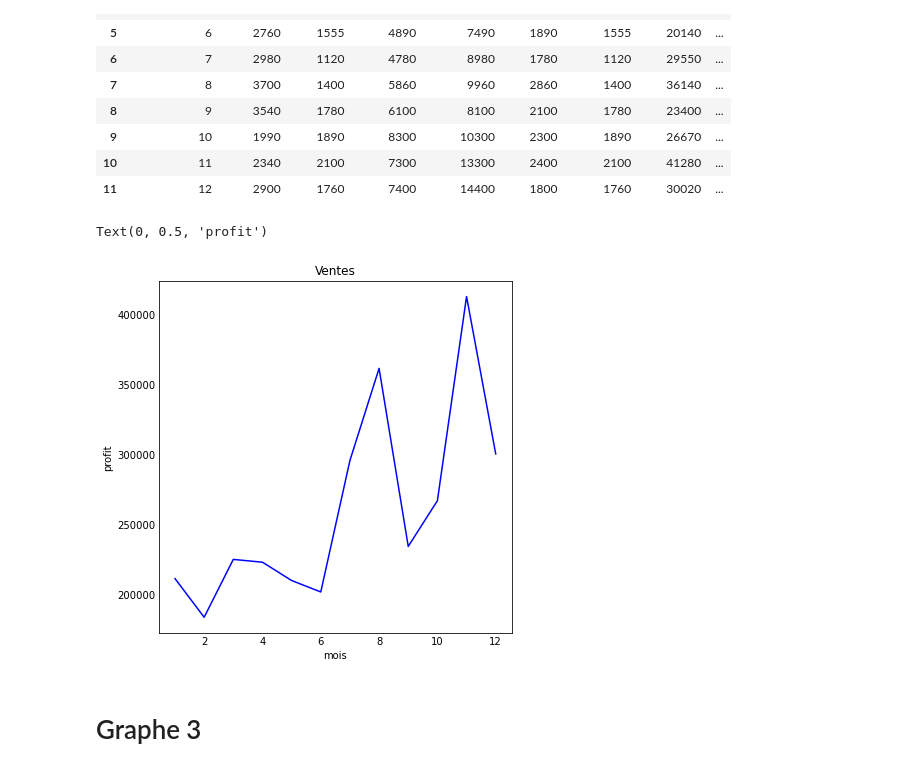
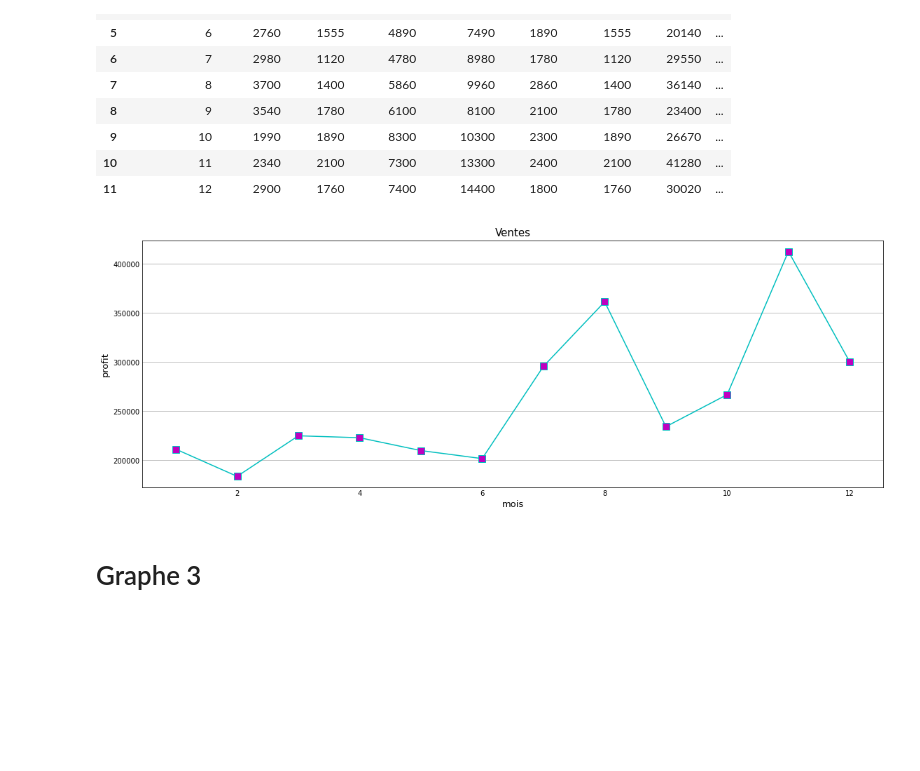
Before and after one commit to Amelinelurton/graphes, a Jupyter notebook: des graphes.ipynb, the cells around one changed output. Drawn from its saved outputs; the diff is of its cells as text; code cells hidden in the pictures; blank space fills up the shorter version.

```diff
--- a/des graphes.ipynb
+++ b/des graphes.ipynb
@@ -51,22 +49,21 @@ data
 # %%
 x = data.month_number
 y = data.total_profit
 
-plt.figure(figsize=(5, 5))
+plt.figure(figsize=(15, 5))
 
-plt.plot(x, y, linestyle='solid', color='b')
+plt.plot(x, y, linestyle='solid', color='c', marker = 's', ms = 10, mfc = 'm')
 
-plt.grid()
+plt.grid(axis = 'x')
 
-plt.title('Ventes')
+plt.title('Ventes',fontsize=15)
 
-plt.xlabel('mois')
-plt.ylabel('profit')
+plt.xlabel('mois',fontsize=13)
+plt.ylabel('profit',fontsize=13)
 
 plt.show()
 # %% [output]
-Text(0, 0.5, 'profit')
-[figure, old version]
+[figure, new version]
 # %% [markdown]
 # Graphe 3
 # %%
```
Also changed, not shown: parts of 9 cells of this notebook.
